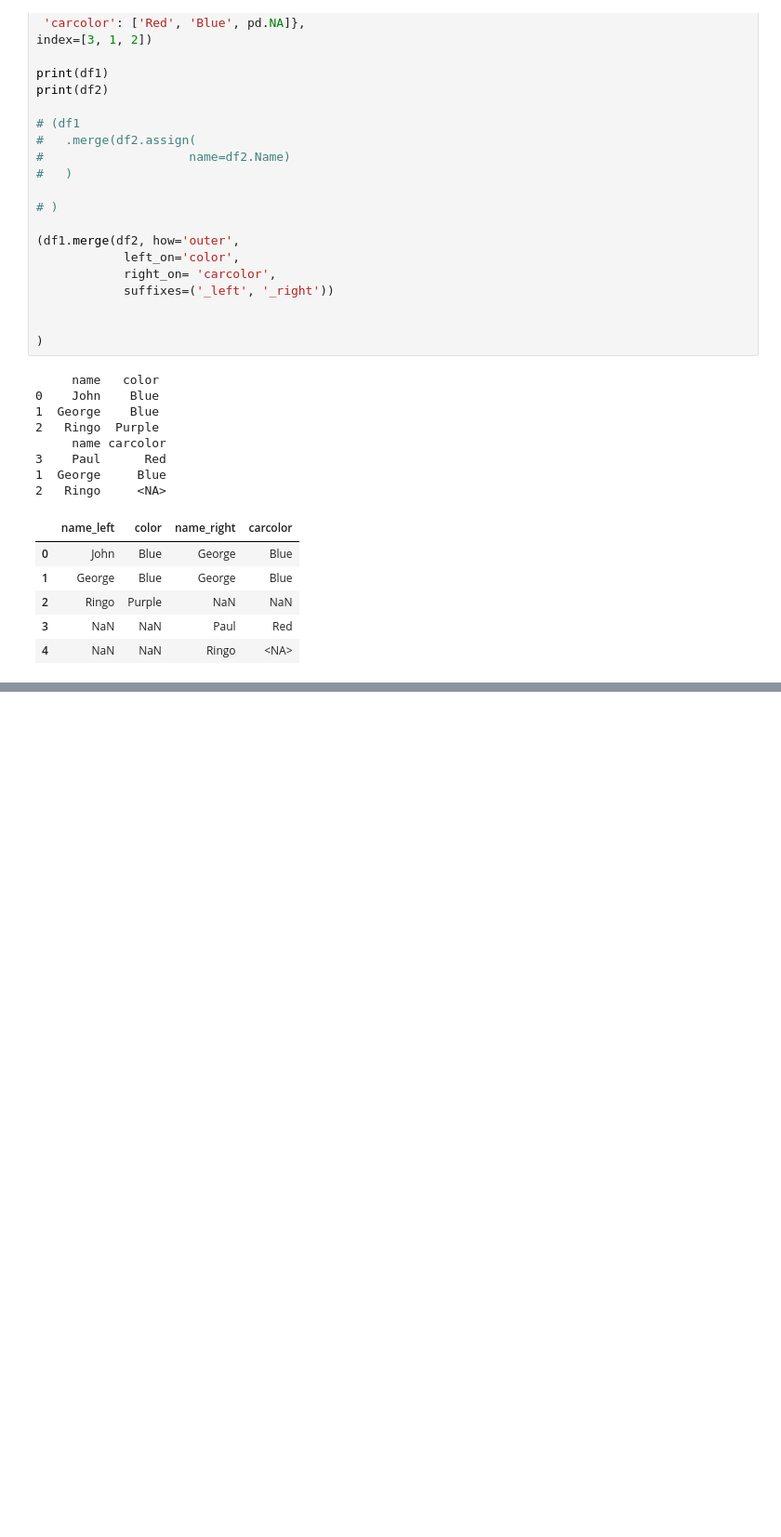
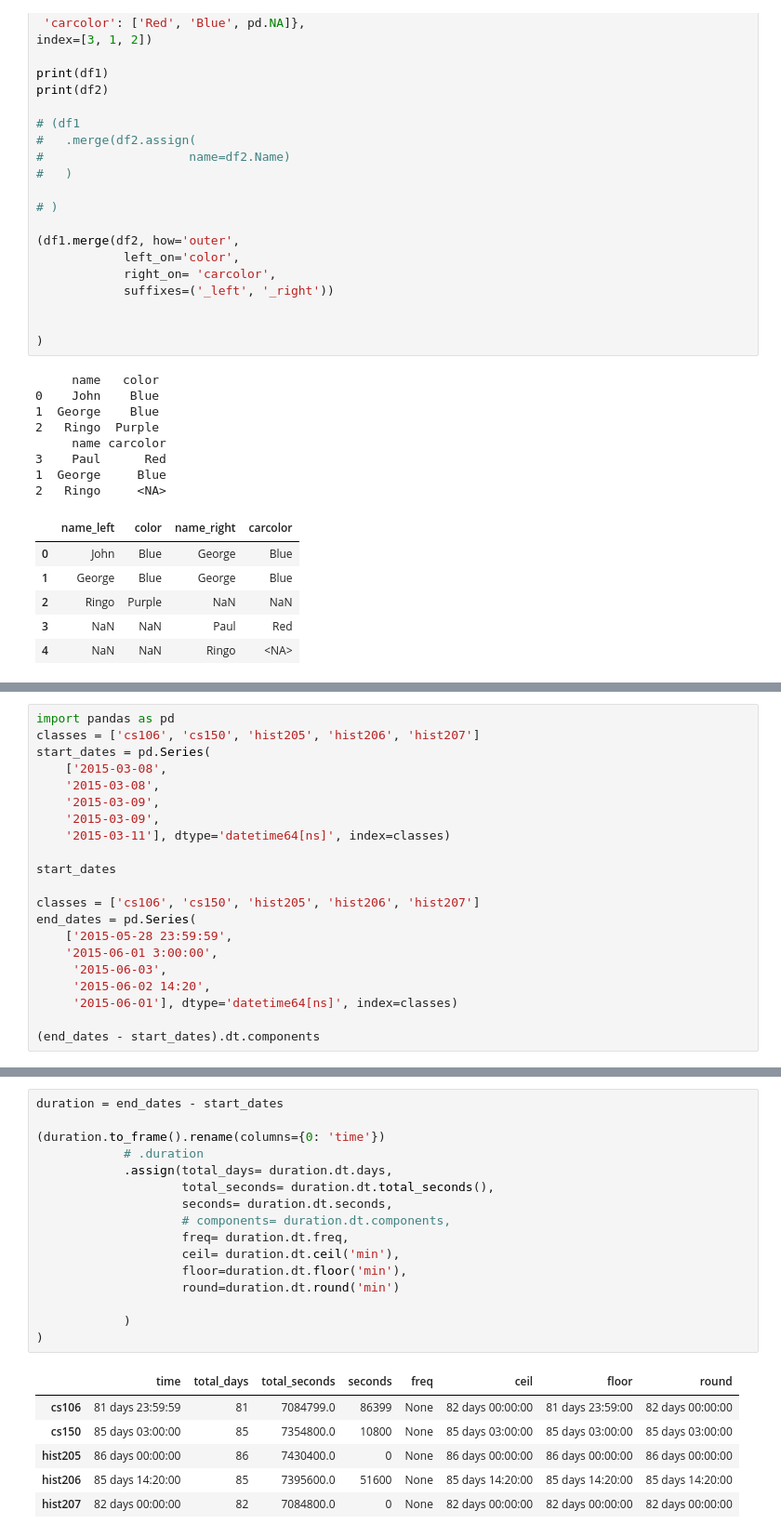
Before and after one commit to zhefeng687/effective_pandas, a Jupyter notebook: code/pandas_practice.ipynb, the cells around one changed output, grey strips where cells are left out. Shown at 93% size. Saved outputs shown, nothing was run; the diff lists cells and outputs as text; blank space fills up the shorter version.

```diff
--- a/code/pandas_practice.ipynb
+++ b/code/pandas_practice.ipynb
@@ -812,0 +945,21 @@ AttributeError: module 'pandas' has no attribute 'to'
+# %%
+import pandas as pd
+classes = ['cs106', 'cs150', 'hist205', 'hist206', 'hist207']
+start_dates = pd.Series(
+    ['2015-03-08',
+	'2015-03-08',
+	'2015-03-09',
+	'2015-03-09',
+ 	'2015-03-11'], dtype='datetime64[ns]', index=classes)
+
+start_dates
+
+classes = ['cs106', 'cs150', 'hist205', 'hist206', 'hist207']
+end_dates = pd.Series(
+    ['2015-05-28 23:59:59',
+ 	'2015-06-01 3:00:00',
+	 '2015-06-03',
+	 '2015-06-02 14:20',
+	 '2015-06-01'], dtype='datetime64[ns]', index=classes)
+
+(end_dates - start_dates).dt.components
@@ -812,0 +973,23 @@ AttributeError: module 'pandas' has no attribute 'to'
+# %%
+duration = end_dates - start_dates
+
+(duration.to_frame().rename(columns={0: 'time'})
+		  	# .duration
+			.assign(total_days= duration.dt.days,
+					total_seconds= duration.dt.total_seconds(),
+					seconds= duration.dt.seconds,
+					# components= duration.dt.components,
+					freq= duration.dt.freq,
+					ceil= duration.dt.ceil('min'),
+					floor=duration.dt.floor('min'),
+					round=duration.dt.round('min')
+
+			)
+)
+# %% [output]
+|  | time | total_days | total_seconds | seconds | freq | ceil | floor | round |
+| cs106 | 81 days 23:59:59 | 81 | 7084799.0 | 86399 | None | 82 days 00:00:00 | 81 days 23:59:00 | 82 days 00:00:00 |
+| cs150 | 85 days 03:00:00 | 85 | 7354800.0 | 10800 | None | 85 days 03:00:00 | 85 days 03:00:00 | 85 days 03:00:00 |
+| hist205 | 86 days 00:00:00 | 86 | 7430400.0 | 0 | None | 86 days 00:00:00 | 86 days 00:00:00 | 86 days 00:00:00 |
+| hist206 | 85 days 14:20:00 | 85 | 7395600.0 | 51600 | None | 85 days 14:20:00 | 85 days 14:20:00 | 85 days 14:20:00 |
+| hist207 | 82 days 00:00:00 | 82 | 7084800.0 | 0 | None | 82 days 00:00:00 | 82 days 00:00:00 | 82 days 00:00:00 |
```
Also changed, not shown: parts of 8 cells of this notebook.
